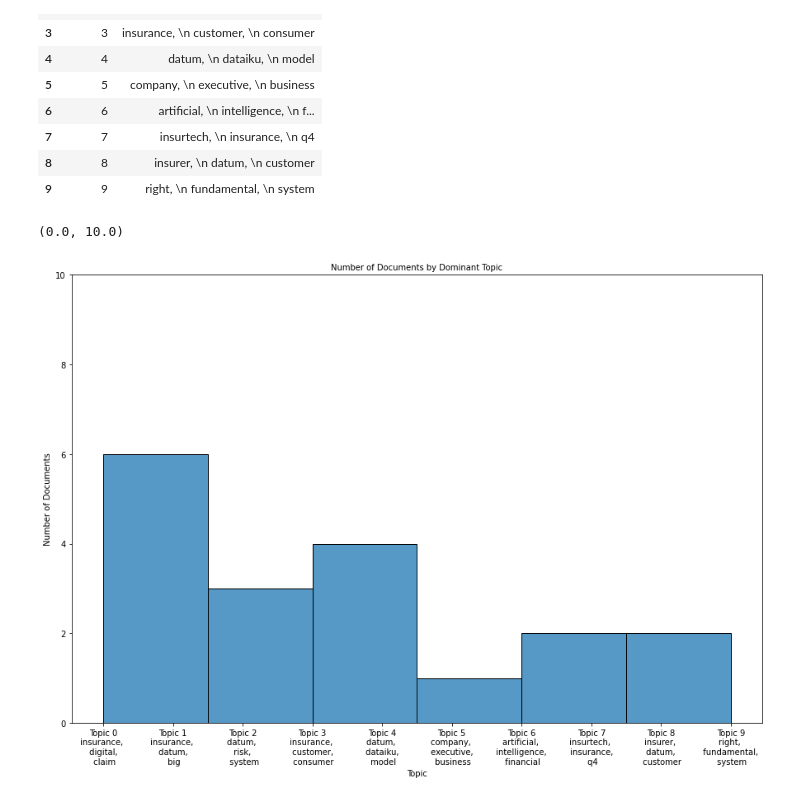
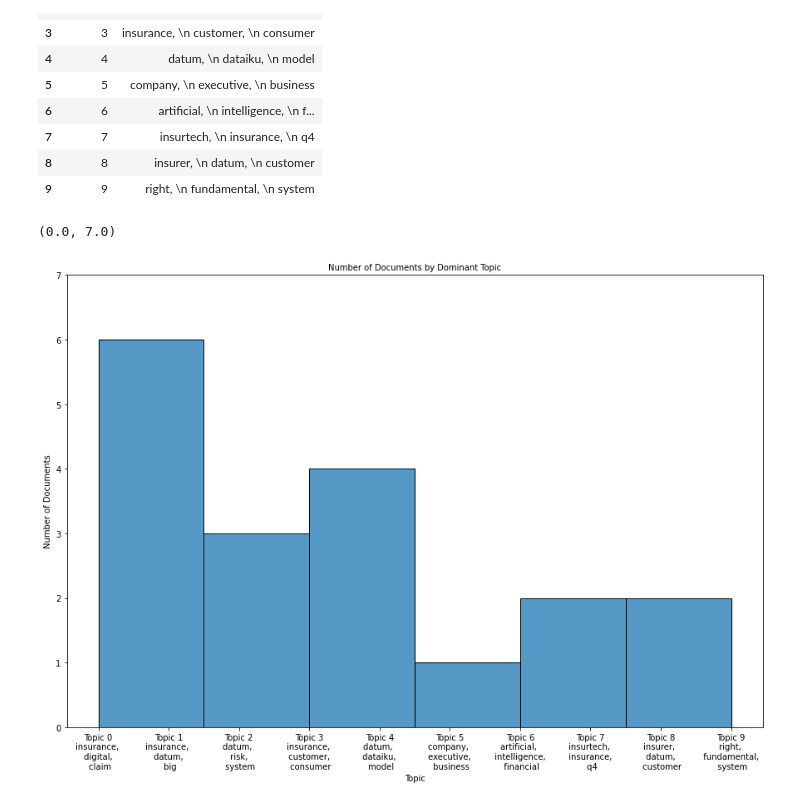
Before and after one commit to protzetter/NLP-experiments, a Jupyter notebook: DocumentsMining-Part8.ipynb, the cells around one changed output. Saved outputs shown, nothing was run; the diff lists cells and outputs as text; code cells hidden in the pictures.

Commit message:
Update DocumentsMining-Part8.ipynb
changes in graphs

```diff
--- a/DocumentsMining-Part8.ipynb
+++ b/DocumentsMining-Part8.ipynb
@@ -239,20 +239,20 @@ df_top3words
 # %%
 # Plot
 import matplotlib.pyplot as plt
 from matplotlib.ticker import FuncFormatter
 
 #fig, (ax1, ax2) = plt.subplots(1, 2, figsize=(10, 4), dpi=120, sharey=True)
 
 plt.figure(figsize=(15,10))
 # Topic Distribution by Dominant Topics
 ax=sea.histplot(data=topics_df,x=topics_df.Topic)
 ax.set_xticks(range(topics_df.Topic.unique().__len__()))
 tick_formatter = FuncFormatter(lambda x, pos: 'Topic ' + str(x)+ '\n' + df_top3words.loc[df_top3words.topic_id==x, 'words'].values[0])
 ax.xaxis.set_major_formatter(tick_formatter)
 #ax.set_xticklabels(ax.get_xticklabels(),rotation=60)
 ax.set_title('Number of Documents by Dominant Topic', fontdict=dict(size=10))
 ax.set_ylabel('Number of Documents')
-ax.set_ylim(0, 10)
+ax.set_ylim(0, 7)
 # %% [output]
-(0.0, 10.0)
+(0.0, 7.0)
-[figure, old version]
+[figure, new version]
```
